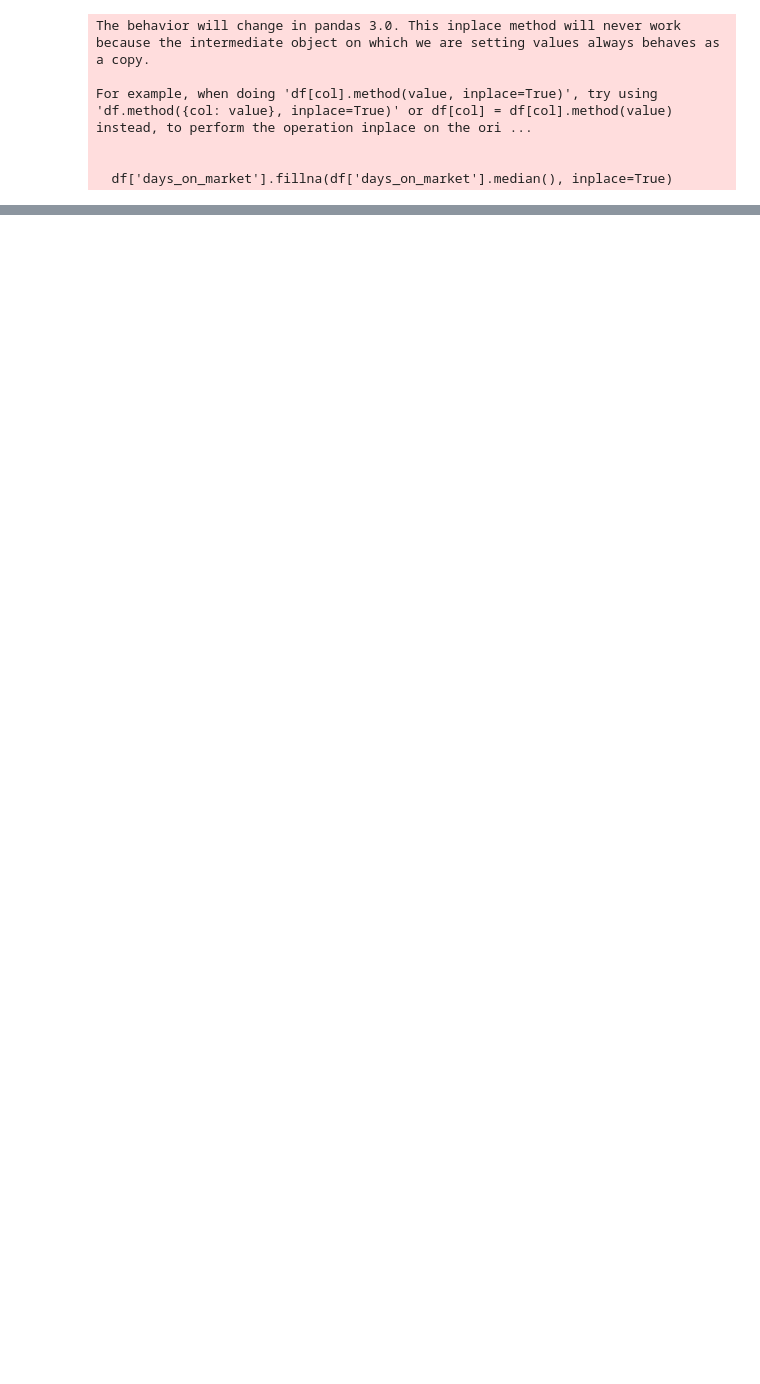
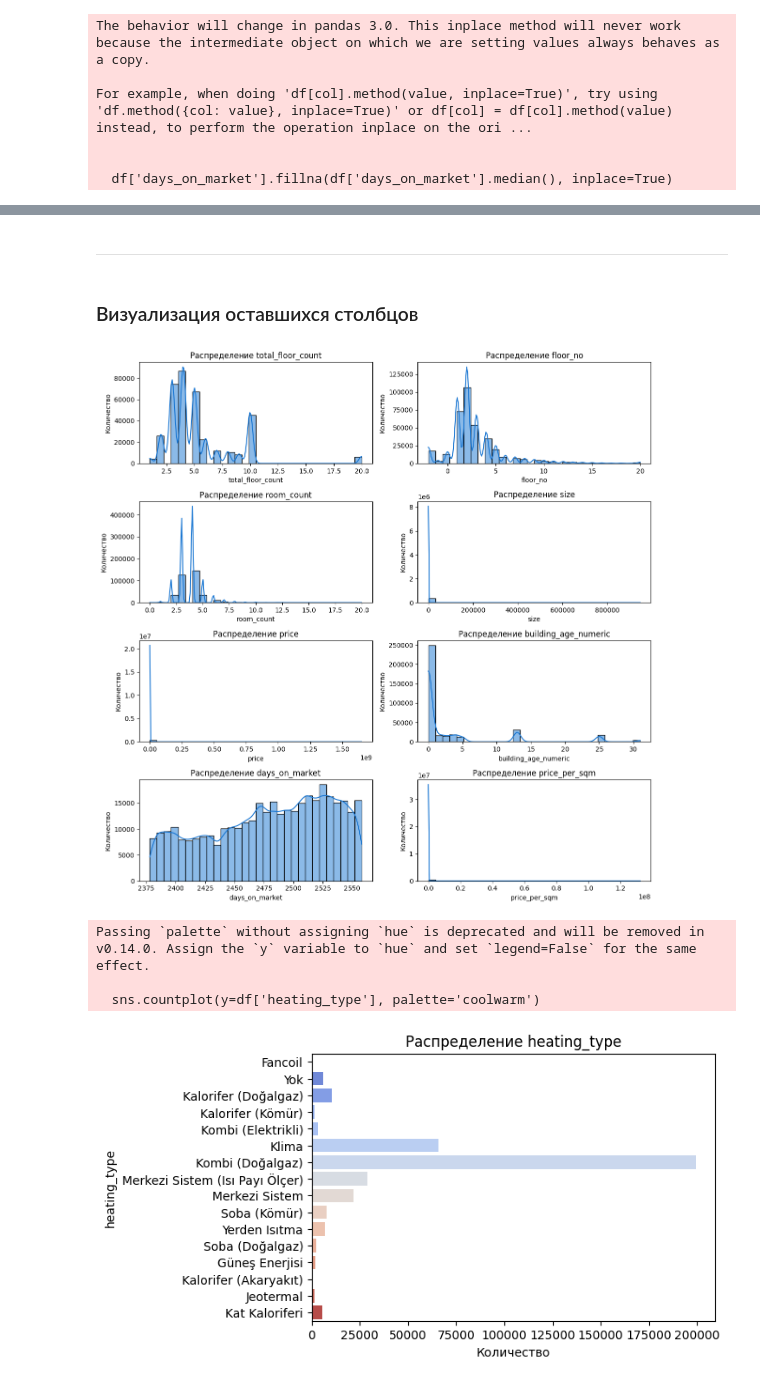
Before and after one commit to mewkfeli/MachineLearning_TeamWork, a Jupyter notebook: Командный.ipynb, the cells around one changed output, grey strips where cells are left out. Cells and saved outputs as stored; diff of their text form; code cells hidden in the pictures; blank space fills up the shorter version.

```diff
--- a/Командный.ipynb
+++ b/Командный.ipynb
@@ -358,0 +392,8 @@ df.head()
+# %%
+# Удаляем ненужные столбцы
+drop_cols = [
+    'id', 'address', 'start_date', 'end_date', 'tom', 'building_age',
+    'sub_type', 'type', 'listing_type', 'price_currency', 'furnished'
+]
+df.drop(columns=[col for col in drop_cols if col in df.columns], inplace=True)
+df.head()
@@ -358,0 +429,35 @@ df.head()
+# %%
+# Удаляем все строки, где есть 'Unknown' в любом столбце
+df = df[~df.apply(lambda row: row.astype(str).str.contains('Unknown').any(), axis=1)]
+# %% [markdown]
+___
+# %% [markdown]
+### Визуализация оставшихся столбцов
+# %%
+import matplotlib.pyplot as plt
+import seaborn as sns
+
+numeric_cols = ['total_floor_count', 'floor_no', 'room_count', 'size', 'price', 'building_age_numeric', 'days_on_market', 'price_per_sqm']
+categorical_cols = ['heating_type']
+
+plt.figure(figsize=(12, 12))
+for i, col in enumerate(numeric_cols, 1):
+    plt.subplot(4, 2, i)
+    sns.histplot(df[col], bins=30, kde=True, color='#1976d2')
+    plt.title(f'Распределение {col}')
+    plt.xlabel(col)
+    plt.ylabel('Количество')
+plt.tight_layout()
+plt.show()
+
+plt.figure(figsize=(6,4))
+sns.countplot(y=df['heating_type'], palette='coolwarm')
+plt.title('Распределение heating_type')
+plt.xlabel('Количество')
+plt.show()
+# %% [output]
+[figure, added]
+Passing `palette` without assigning `hue` is deprecated and will be removed in v0.14.0. Assign the `y` variable to `hue` and set `legend=False` for the same effect.
+
+  sns.countplot(y=df['heating_type'], palette='coolwarm')
+[figure, added]
```
Also changed, not shown: parts of 26 cells of this notebook.
